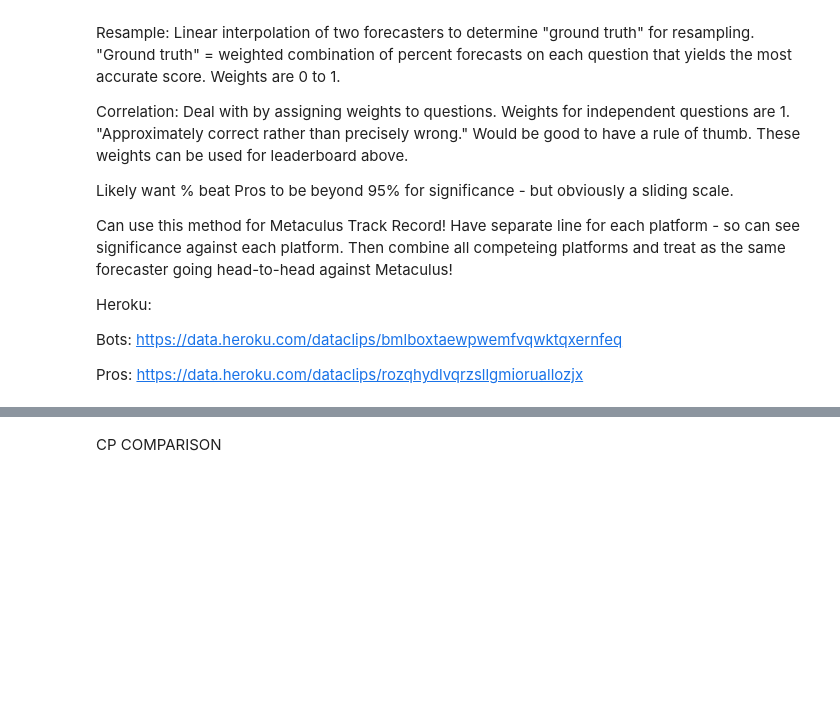
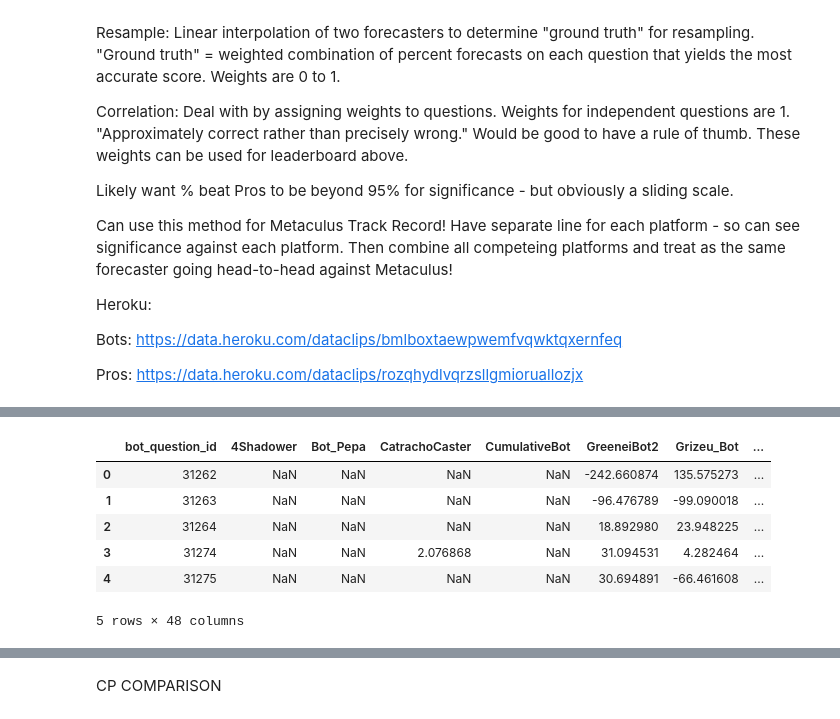
Before and after one commit to Metaculus/aib-analysis, a Jupyter notebook: AI_BENCHMARKING_ANALYSIS.ipynb, the cells around one changed output, grey strips where cells are left out. Drawn from its saved outputs; the diff is of its cells as text; code cells hidden in the pictures; blank space fills up the shorter version.

```diff
--- a/AI_BENCHMARKING_ANALYSIS.ipynb
+++ b/AI_BENCHMARKING_ANALYSIS.ipynb
@@ -754,6 +999,16 @@ df_W_leaderboard_print
 # %%
 # Write to csv
 df_W_leaderboard_print.to_csv('weighted_bot_peer_leaderboard_t_test.csv', index=False)
+# %%
+df_bot_peer_wide.head()
+# %% [output]
+|  | bot_question_id | 4Shadower | Bot_Pepa | CatrachoCaster | CumulativeBot | GreeneiBot2 | Grizeu_Bot | ... |
+| 0 | 31262 | NaN | NaN | NaN | NaN | -242.660874 | 135.575273 | ... |
+| 1 | 31263 | NaN | NaN | NaN | NaN | -96.476789 | -99.090018 | ... |
+| 2 | 31264 | NaN | NaN | NaN | NaN | 18.892980 | 23.948225 | ... |
+| 3 | 31274 | NaN | NaN | 2.076868 | NaN | 31.094531 | 4.282464 | ... |
+| 4 | 31275 | NaN | NaN | NaN | NaN | 30.694891 | -66.461608 | ... |
+5 rows × 48 columns
 # %%
 # @title Histogram of bot
 
```
Also changed, not shown: parts of 64 cells of this notebook, 5 other files.
